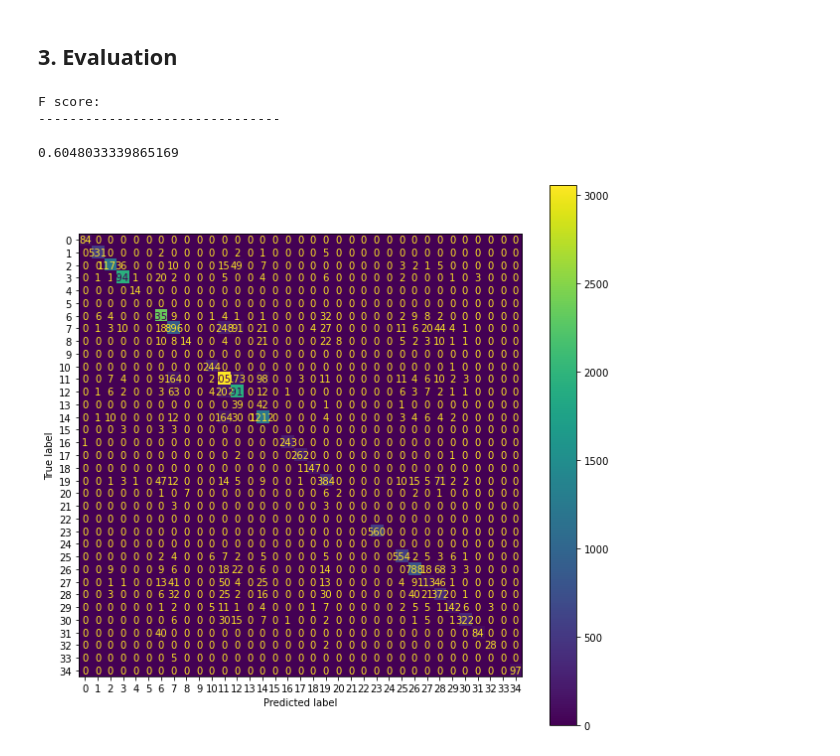
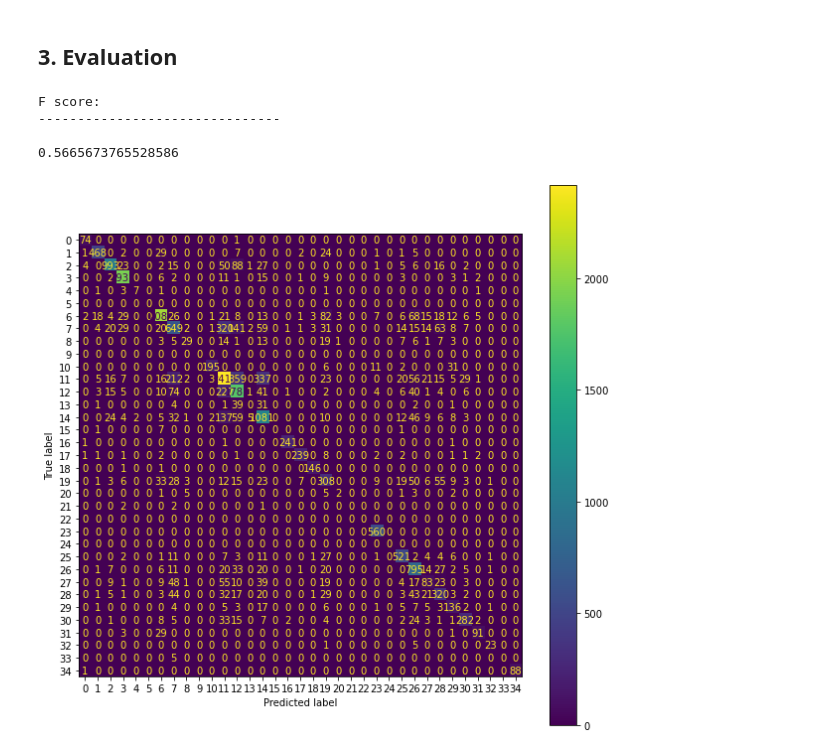
Before and after one commit to gmurro/PartOfSpeechTagging, a Jupyter notebook: POS_final.ipynb, the cells around one changed output. Saved outputs shown, nothing was run; the diff lists cells and outputs as text; code cells hidden in the pictures.

```diff
--- a/POS_final.ipynb
+++ b/POS_final.ipynb
@@ -389,8 +390,8 @@ The optimal learning rate for the optimizer is 0.001.
 ### 2.3 Model training
 # %%
 epochs_training = 100
-batch_size_training = 16
-callbacks_training = [keras.callbacks.EarlyStopping(monitor='val_accuracy', patience=5, restore_best_weights=True)]
+batch_size_training = 32
+callbacks_training = [keras.callbacks.EarlyStopping(monitor='val_accuracy', patience=10, restore_best_weights=True)]
 # %%
 def create_model(layers_info, compile_info):
     """
@@ -667,3 +700,10 @@ Epoch 60/100
+# %%
+# Restore the weights
+path_model_weights = os.path.join(os.getcwd(), 'models', 'weights')
+model_bilstm.load_weights(os.path.join(path_model_weights, 'weights_bilstm.h5'))
+model_bigru.load_weights(os.path.join(path_model_weights, 'weights_bigru.h5'))
+model_two_bilstm.load_weights(os.path.join(path_model_weights, 'weights_two_bilstm.h5'))
+model_bilstm_two_dense.load_weights(os.path.join(path_model_weights, 'weights_bilstm_two_dense.h5'))
 # %% [markdown]
 ### 2.4 History of the training
 Plot metrics evolution for each epoch during the training
@@ -748,14 +788,14 @@ def evaluate_model(model, X_test, y_test, labels):
 # %%
 punctuation_indexes = [0, 1, 2, 3, 4, 5, 6, 16, 30, 43]
 classes = target_vectorizer.get_classes()
 valid_labels = list(set(range(len(classes))) - set(punctuation_indexes))
-evaluate_model(model_bilstm_two_dense, X_test, y_test, valid_labels)
+evaluate_model(model_bilstm, X_test, y_test, valid_labels)
 # %% [output]
 F score:
 -------------------------------
 
-0.6048033339865169
+0.5665673765528586
-[figure, old version]
+[figure, new version]
 # %%
 i_test = 6  # change this to see the prediction for a different sentence
 
```
Also changed, not shown: parts of 12 cells of this notebook, 8 other files.
